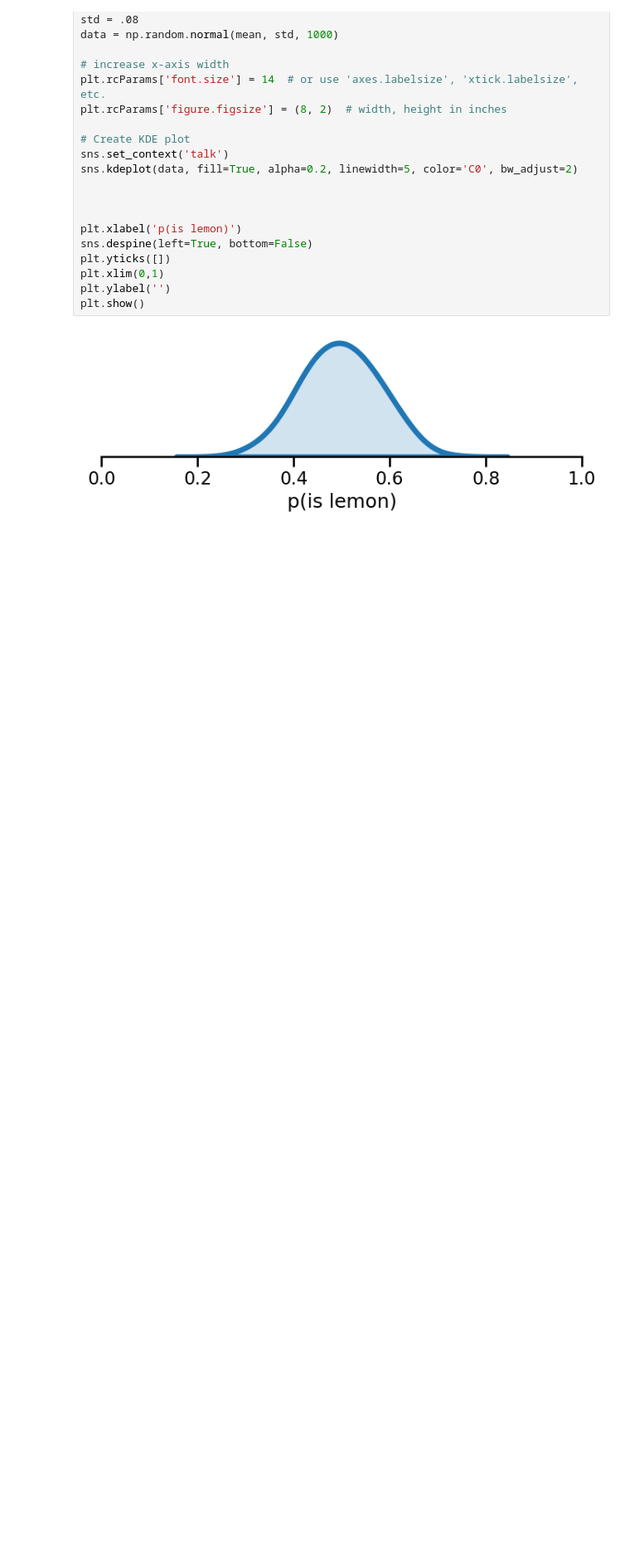
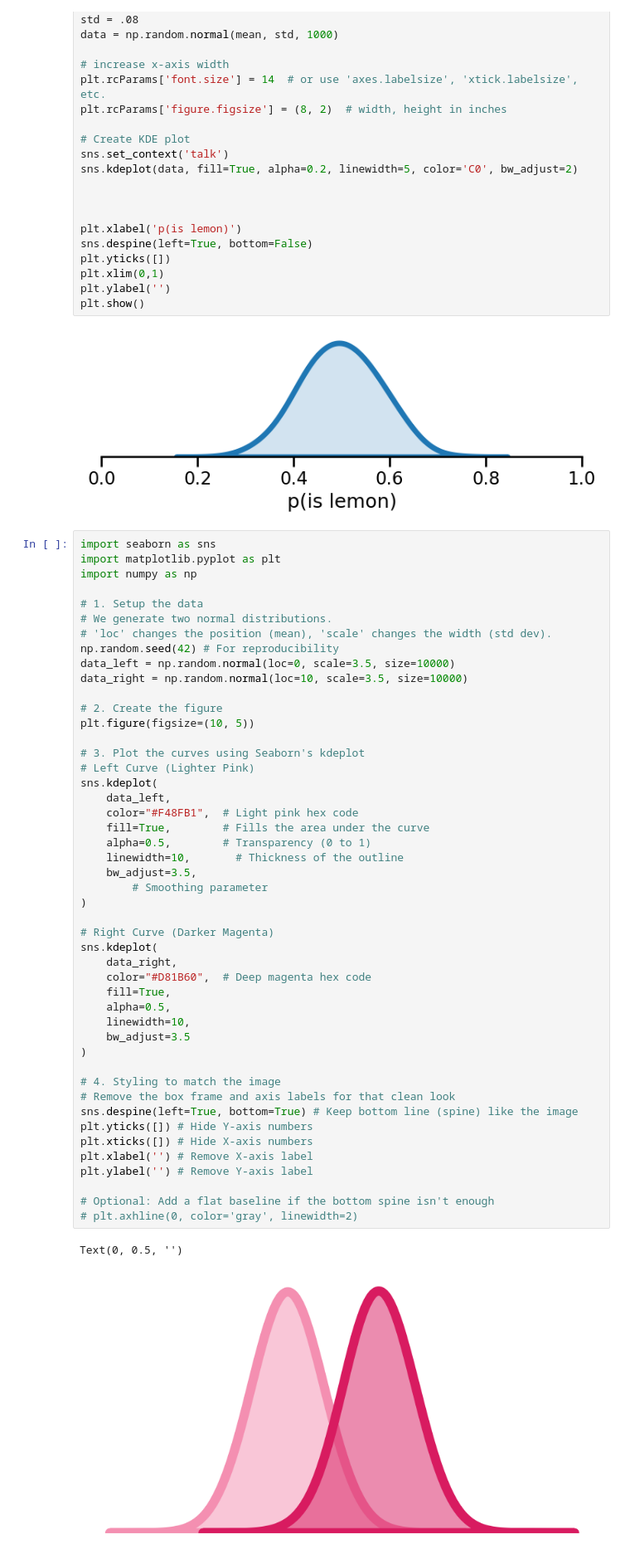
Before and after one commit to bsgarcia/spaceprl-analysis, a Jupyter notebook: notebooks/0.0-methods.ipynb, the cells around one changed output. Shown at 83% size. Drawn from its saved outputs; the diff is of its cells as text; blank space fills up the shorter version.

```diff
--- a/notebooks/0.0-methods.ipynb
+++ b/notebooks/0.0-methods.ipynb
@@ -253,3 +253,53 @@ plt.ylabel('')
 plt.show()
 # %% [output]
 [figure]
+# %%
+import seaborn as sns
+import matplotlib.pyplot as plt
+import numpy as np
+
+# 1. Setup the data
+# We generate two normal distributions.
+# 'loc' changes the position (mean), 'scale' changes the width (std dev).
+np.random.seed(42) # For reproducibility
+data_left = np.random.normal(loc=0, scale=3.5, size=10000)
+data_right = np.random.normal(loc=10, scale=3.5, size=10000)
+
+# 2. Create the figure
+plt.figure(figsize=(10, 5))
+
+# 3. Plot the curves using Seaborn's kdeplot
+# Left Curve (Lighter Pink)
+sns.kdeplot(
+    data_left,
+    color="#F48FB1",  # Light pink hex code
+    fill=True,        # Fills the area under the curve
+    alpha=0.5,        # Transparency (0 to 1)
+    linewidth=10,       # Thickness of the outline
+    bw_adjust=3.5,
+        # Smoothing parameter
+)
+
+# Right Curve (Darker Magenta)
+sns.kdeplot(
+    data_right,
+    color="#D81B60",  # Deep magenta hex code
+    fill=True,
+    alpha=0.5,
+    linewidth=10,
+    bw_adjust=3.5
+)
+
+# 4. Styling to match the image
+# Remove the box frame and axis labels for that clean look
+sns.despine(left=True, bottom=True) # Keep bottom line (spine) like the image
+plt.yticks([]) # Hide Y-axis numbers
+plt.xticks([]) # Hide X-axis numbers
+plt.xlabel('') # Remove X-axis label
+plt.ylabel('') # Remove Y-axis label
+
+# Optional: Add a flat baseline if the bottom spine isn't enough
+# plt.axhline(0, color='gray', linewidth=2)
+# %% [output]
+Text(0, 0.5, '')
+[figure, added]
```
Also changed, not shown: 1 other file.
